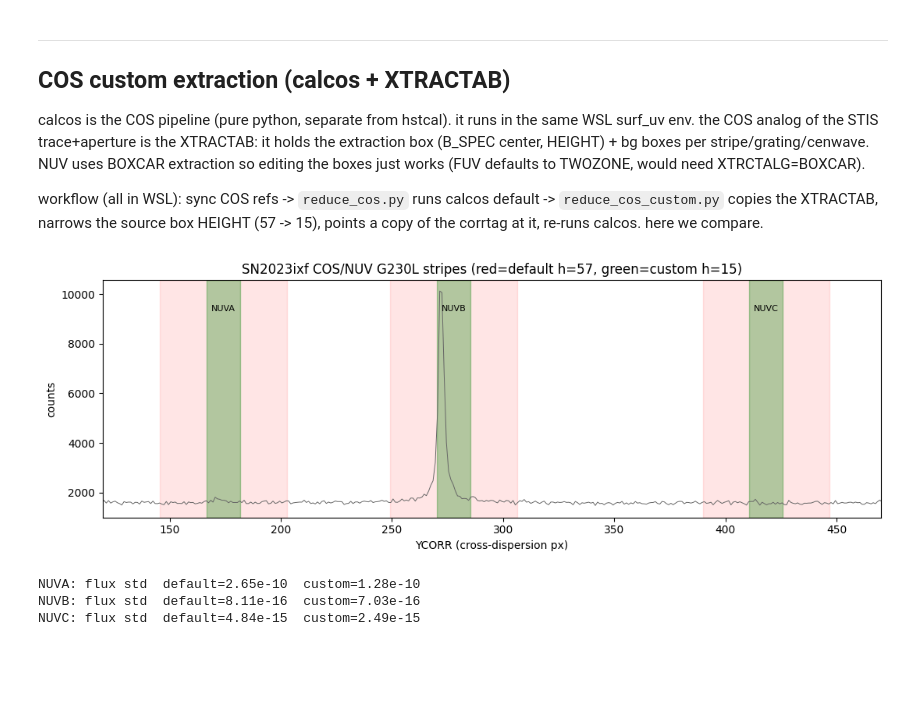
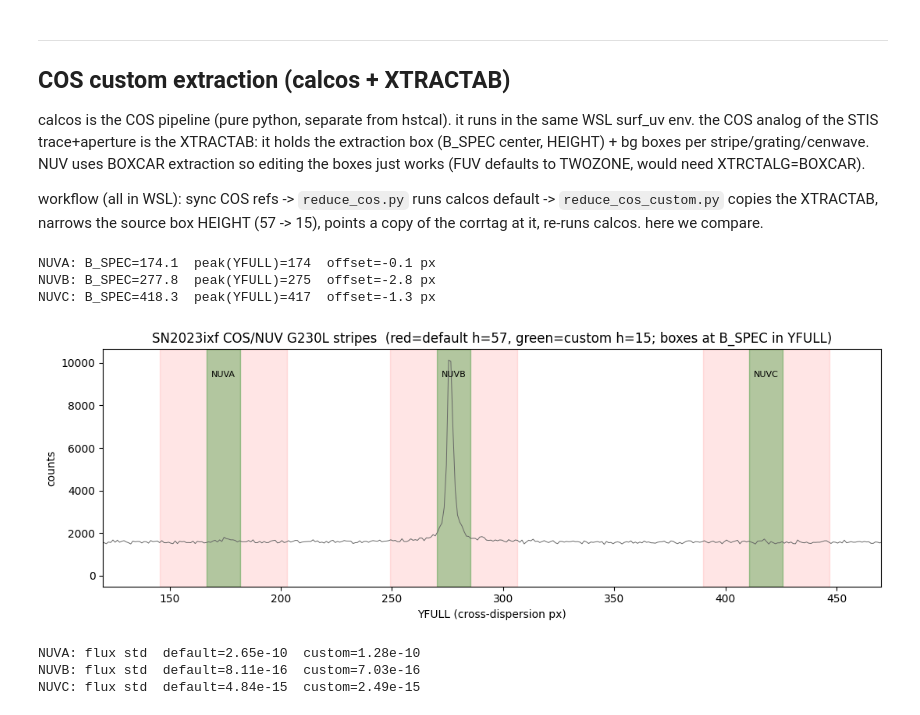
Before and after one commit to Ishaan2602/hst-uv-sn-spectra, a Jupyter notebook: notebooks/cos_sandbox.ipynb, the cells around one changed output. Cells and saved outputs as stored; diff of their text form; code cells hidden in the pictures; blank space fills up the shorter version.

```diff
--- a/notebooks/cos_sandbox.ipynb
+++ b/notebooks/cos_sandbox.ipynb
@@ -158,30 +158,37 @@ calcos is the COS pipeline (pure python, separate from hstcal). it runs in the s
 
 workflow (all in WSL): sync COS refs -> `reduce_cos.py` runs calcos default -> `reduce_cos_custom.py` copies the XTRACTAB, narrows the source box HEIGHT (57 -> 15), points a copy of the corrtag at it, re-runs calcos. here we compare.
 # %%
-# collapse the corrtag counts onto the cross-dispersion (Y) axis to see the 3 NUV stripes + our boxes
-ct = ".../data/2023ixf/mastDownload/HST/lf8803d5q/lf8803d5q_corrtag.fits"
+# collapse the corrtag counts onto the cross-dispersion axis to see the 3 NUV stripes + our boxes.
+# use YFULL, not YCORR: B_SPEC lives in the fully-corrected YFULL frame. over YCORR the boxes looked
+# ~5-7px off (that was the "NUVB on the left edge" worry); in YFULL they sit on the stripes (<3px off).
+ct = "../data/2023ixf/mastDownload/HST/lf8803d5q/lf8803d5q_corrtag.fits"
 ev = Table.read(ct, hdu=1)
-yprof, yedges = np.histogram(ev['YCORR'], bins=np.arange(0, 1025))
+yprof, yedges = np.histogram(ev['YFULL'], bins=np.arange(0, 1025))
 yc = 0.5 * (yedges[:-1] + yedges[1:])
 
-# read the actual box heights from the original + edited xtractab
-to = Table.read(".../crds_cache/references/hst/cos/69f1919fl_1dx.fits", hdu=1)
-te = Table.read(".../data/2023ixf/cos_work/edit_1dx.fits", hdu=1)
+to = Table.read("../crds_cache/references/hst/cos/69f1919fl_1dx.fits", hdu=1)
+te = Table.read("../data/2023ixf/cos_work/edit_1dx.fits", hdu=1)
 sel = (to['OPT_ELEM'] == 'G230L') & (to['CENWAVE'] == 2635) & (to['APERTURE'] == 'PSA')
 rows, erows = to[sel], te[sel]
 
 plt.figure(figsize=(11, 4))
 plt.plot(yc, yprof, lw=0.7, color='0.4')
 for r, er in zip(rows, erows):
-    b, hd, hc = r['B_SPEC'], r['HEIGHT'], er['HEIGHT']
-    plt.axvspan(b - hd/2, b + hd/2, color='red', alpha=0.10)     # default box
-    plt.axvspan(b - hc/2, b + hc/2, color='green', alpha=0.30)   # our narrow box
+    b, hd, hcst = r['B_SPEC'], r['HEIGHT'], er['HEIGHT']
+    lo, hi = int(b - hd/2), int(b + hd/2)
+    pk = lo + int(np.argmax(yprof[lo:hi]))                            # measured stripe peak (YFULL)
+    plt.axvspan(b - hd/2, b + hd/2, color='red', alpha=0.10)         # default box
+    plt.axvspan(b - hcst/2, b + hcst/2, color='green', alpha=0.30)   # our narrow custom box
     plt.text(b, yprof.max()*0.92, r['SEGMENT'], ha='center', fontsize=8)
-plt.xlim(120, 470); plt.xlabel('YCORR (cross-dispersion px)'); plt.ylabel('counts')
-plt.title(f"SN2023ixf COS/NUV G230L stripes (red=default h={rows['HEIGHT'][0]}, green=custom h={erows['HEIGHT'][0]})")
+    print(f"{r['SEGMENT']}: B_SPEC={b:.1f}  peak(YFULL)={pk}  offset={pk-b:+.1f} px")
+plt.xlim(120, 470); plt.xlabel('YFULL (cross-dispersion px)'); plt.ylabel('counts')
+plt.title(f"SN2023ixf COS/NUV G230L stripes  (red=default h={rows['HEIGHT'][0]:.0f}, green=custom h={erows['HEIGHT'][0]:.0f}; boxes at B_SPEC in YFULL)")
 plt.tight_layout(); plt.show()
 # %% [output]
+NUVA: B_SPEC=174.1  peak(YFULL)=174  offset=-0.1 px
+NUVB: B_SPEC=277.8  peak(YFULL)=275  offset=-2.8 px
+NUVC: B_SPEC=418.3  peak(YFULL)=417  offset=-1.3 px
-[figure, old version]
+[figure, new version]
 # %%
 # default vs custom (narrow box) extracted spectra, all 3 NUV stripes
 xd = Table.read(".../data/2023ixf/cos_out_default/lf8803d5q_x1d.fits", hdu=1)
```
Also changed, not shown: parts of 3 cells of this notebook, 39 other files.
